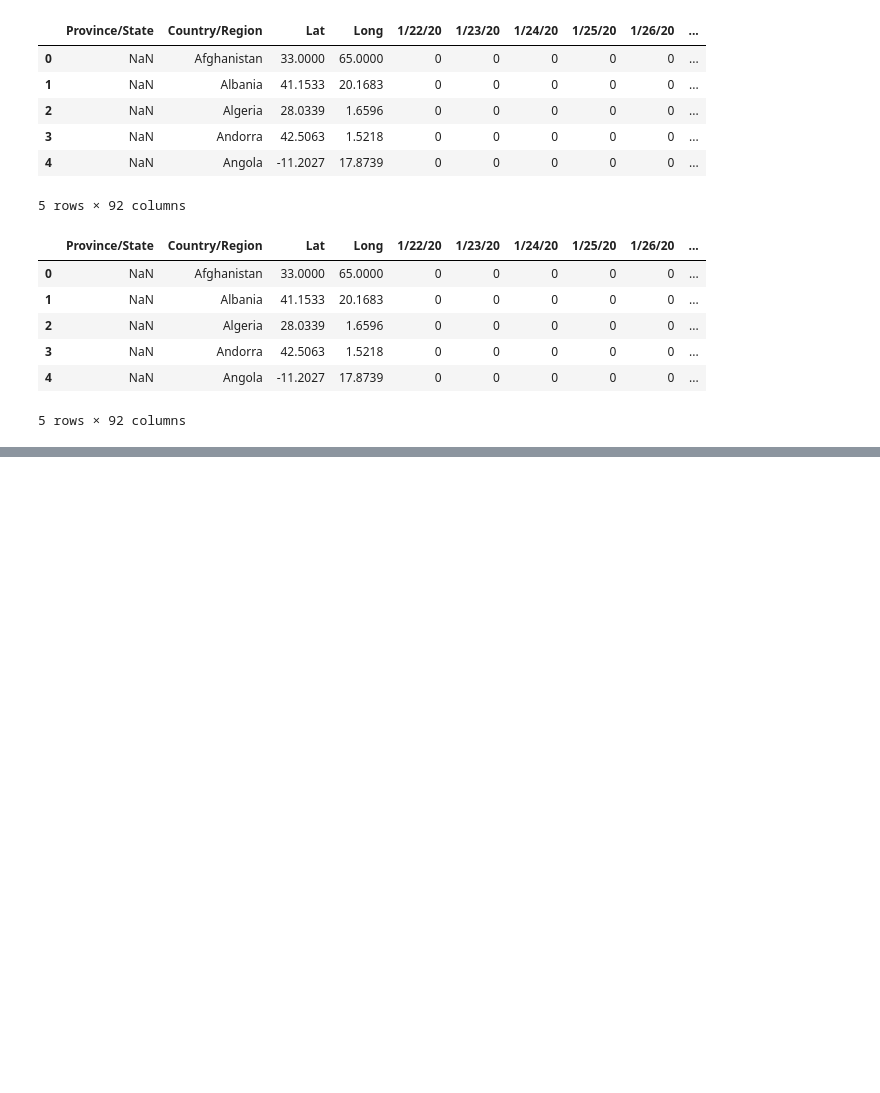
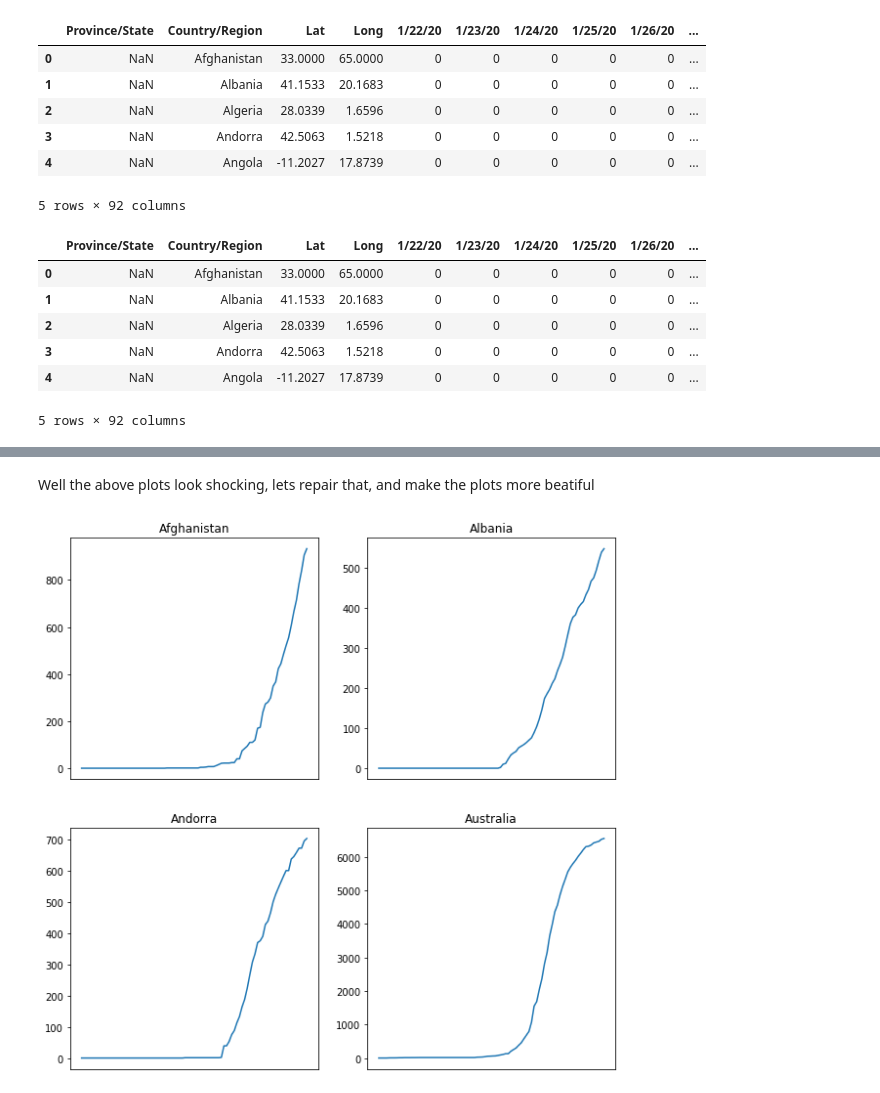
Before and after one commit to sebastian-graeff/COVID19-Exploration, a Jupyter notebook: COVID-19 Exploration.ipynb, the cells around one changed output, grey strips where cells are left out. Drawn from its saved outputs; the diff is of its cells as text; code cells hidden in the pictures; blank space fills up the shorter version.

```diff
--- a/COVID-19 Exploration.ipynb
+++ b/COVID-19 Exploration.ipynb
@@ -41,0 +141,24 @@ Lets continue this tommorow...
+# %% [markdown]
+Well the above plots look shocking, lets repair that, and make the plots more beatiful
+# %%
+fig, ax = plt.subplots(figsize = (10,10),nrows=2,ncols=2)
+
+ax[0,0].plot(df_country['Afghanistan'])
+ax[0,0].set_title("Afghanistan")
+
+ax3 = ax[0,1].plot(df_country['Albania'])
+ax[0,1].set_title("Albania")
+
+ax3 = ax[1,0].plot(df_country['Andorra'])
+ax[1,0].set_title("Andorra")
+
+ax4 = ax[1,1].plot(df_country['Australia'])
+ax[1,1].set_title("Australia")
+
+#The below code iterates through the
+for axis in ax.reshape(-1):
+    axis.tick_params(axis='x',which='both',bottom=False,labelbottom=False)
+
+plt.show();
+# %% [output]
+[figure, added]
```
Also changed, not shown: parts of 26 cells of this notebook, 5 other files.
